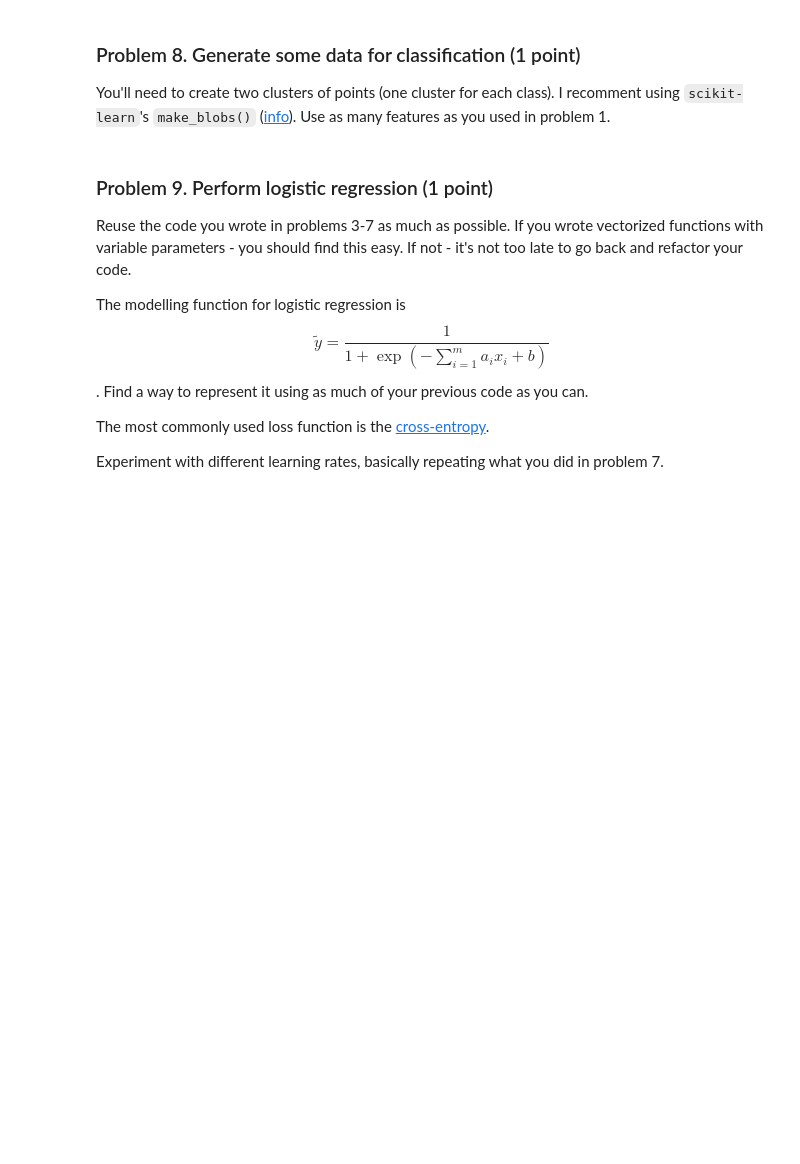
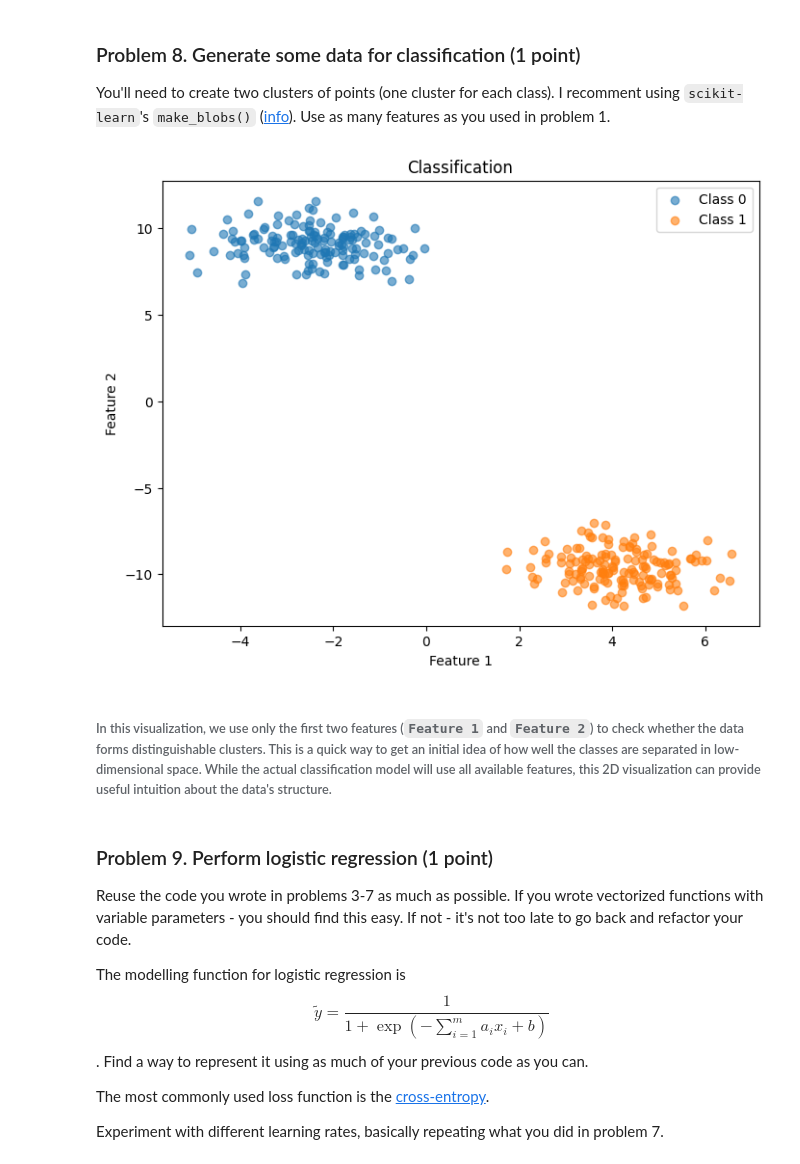
Before and after one commit to plamensve/Data_Science_Upskill_Softuni, a Jupyter notebook: 08_regression_models/Regression Models Lab.ipynb, the cells around one changed output. Cells and saved outputs as stored; diff of their text form; code cells hidden in the pictures; blank space fills up the shorter version.

Commit message:
Add homework - lecture about regression models

```diff
--- a/08_regression_models/Regression Models Lab.ipynb
+++ b/08_regression_models/Regression Models Lab.ipynb
@@ -509,6 +512,26 @@ There is a clear relationship between the **learning rate** and the number of **
 # %% [markdown]
 ### Problem 8. Generate some data for classification (1 point)
 You'll need to create two clusters of points (one cluster for each class). I recomment using `scikit-learn`'s `make_blobs()` ([info](https://scikit-learn.org/stable/modules/generated/sklearn.datasets.make_blobs.html)). Use as many features as you used in problem 1.
+# %%
+n_features = 9
+
+X, y = make_blobs(n_samples=300, centers=2, n_features=n_features, random_state=42)
+
+if n_features == 9:
+    plt.figure(figsize=(8, 6))
+    for class_value in [0, 1]:
+        plt.scatter(X[y == class_value, 0], X[y == class_value, 1],
+                    label=f"Class {class_value}", alpha=0.6)
+
+    plt.title("Classification")
+    plt.xlabel("Feature 1")
+    plt.ylabel("Feature 2")
+    plt.legend()
+    plt.show()
+# %% [output]
+[figure, added]
+# %% [markdown]
+###### In this visualization, we use only the first two features (`Feature 1` and `Feature 2`) to check whether the data forms distinguishable clusters. This is a quick way to get an initial idea of how well the classes are separated in low-dimensional space. While the actual classification model will use all available features, this 2D visualization can provide useful intuition about the data's structure.
 # %% [markdown]
 ### Problem 9. Perform logistic regression (1 point)
 Reuse the code you wrote in problems 3-7 as much as possible. If you wrote vectorized functions with variable parameters - you should find this easy. If not - it's not too late to go back and refactor your code.
```
Also changed, not shown: parts of 6 cells of this notebook, 1 other file.
